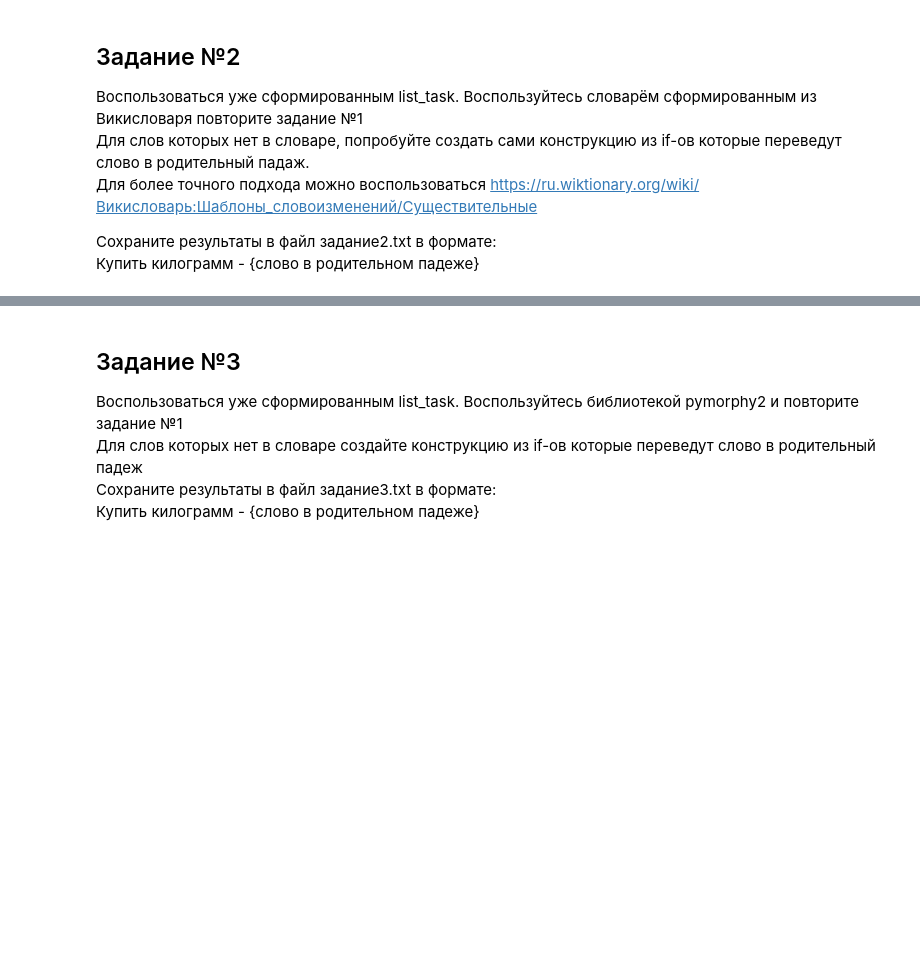
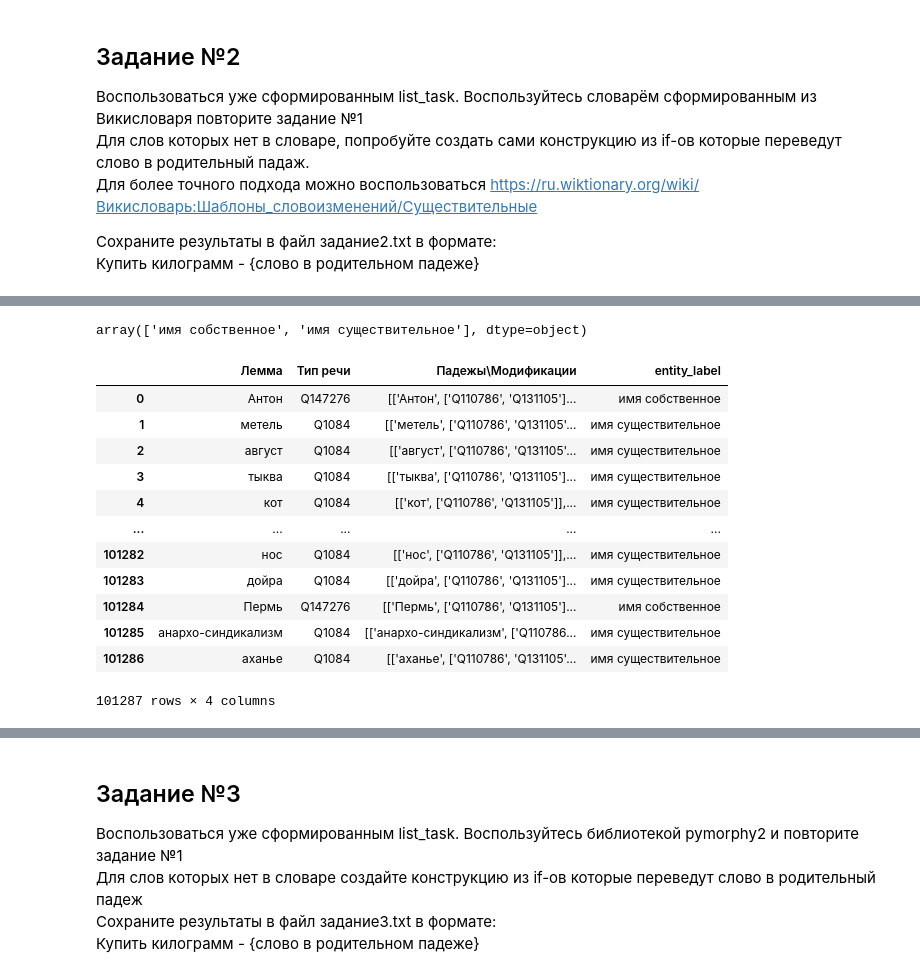
Before and after one commit to vancomm/edu_morf_1, a Jupyter notebook: morf_task_1.ipynb, the cells around one changed output, grey strips where cells are left out. Cells and saved outputs as stored; diff of their text form; code cells hidden in the pictures; blank space fills up the shorter version.

```diff
--- a/morf_task_1.ipynb
+++ b/morf_task_1.ipynb
@@ -45,0 +129,3 @@ df.head()
+# %%
+entity_labels = df["entity_label"].unique()
+print('\n'.join(f"{i: >2}: {x}" for i, x in enumerate(entity_labels)))
@@ -45,0 +150,22 @@ df.head()
+# %%
+noun_labels = entity_labels[[0, 3]]
+noun_labels
+# %% [output]
+array(['имя собственное', 'имя существительное'], dtype=object)
+# %%
+nouns_df = df[df['entity_label'].isin(noun_labels)].reset_index(drop=True)
+nouns_df
+# %% [output]
+|  | Лемма | Тип речи | Падежы\Модификации | entity_label |
+| 0 | Антон | Q147276 | [['Антон', ['Q110786', 'Q131105']... | имя собственное |
+| 1 | метель | Q1084 | [['метель', ['Q110786', 'Q131105'... | имя существительное |
+| 2 | август | Q1084 | [['август', ['Q110786', 'Q131105'... | имя существительное |
+| 3 | тыква | Q1084 | [['тыква', ['Q110786', 'Q131105']... | имя существительное |
+| 4 | кот | Q1084 | [['кот', ['Q110786', 'Q131105']],... | имя существительное |
+| ... | ... | ... | ... | ... |
+| 101282 | нос | Q1084 | [['нос', ['Q110786', 'Q131105']],... | имя существительное |
+| 101283 | дойра | Q1084 | [['дойра', ['Q110786', 'Q131105']... | имя существительное |
+| 101284 | Пермь | Q147276 | [['Пермь', ['Q110786', 'Q131105']... | имя собственное |
+| 101285 | анархо-синдикализм | Q1084 | [['анархо-синдикализм', ['Q110786... | имя существительное |
+| 101286 | аханье | Q1084 | [['аханье', ['Q110786', 'Q131105'... | имя существительное |
+101287 rows × 4 columns
```
Also changed, not shown: parts of 27 cells of this notebook, 5 other files.
